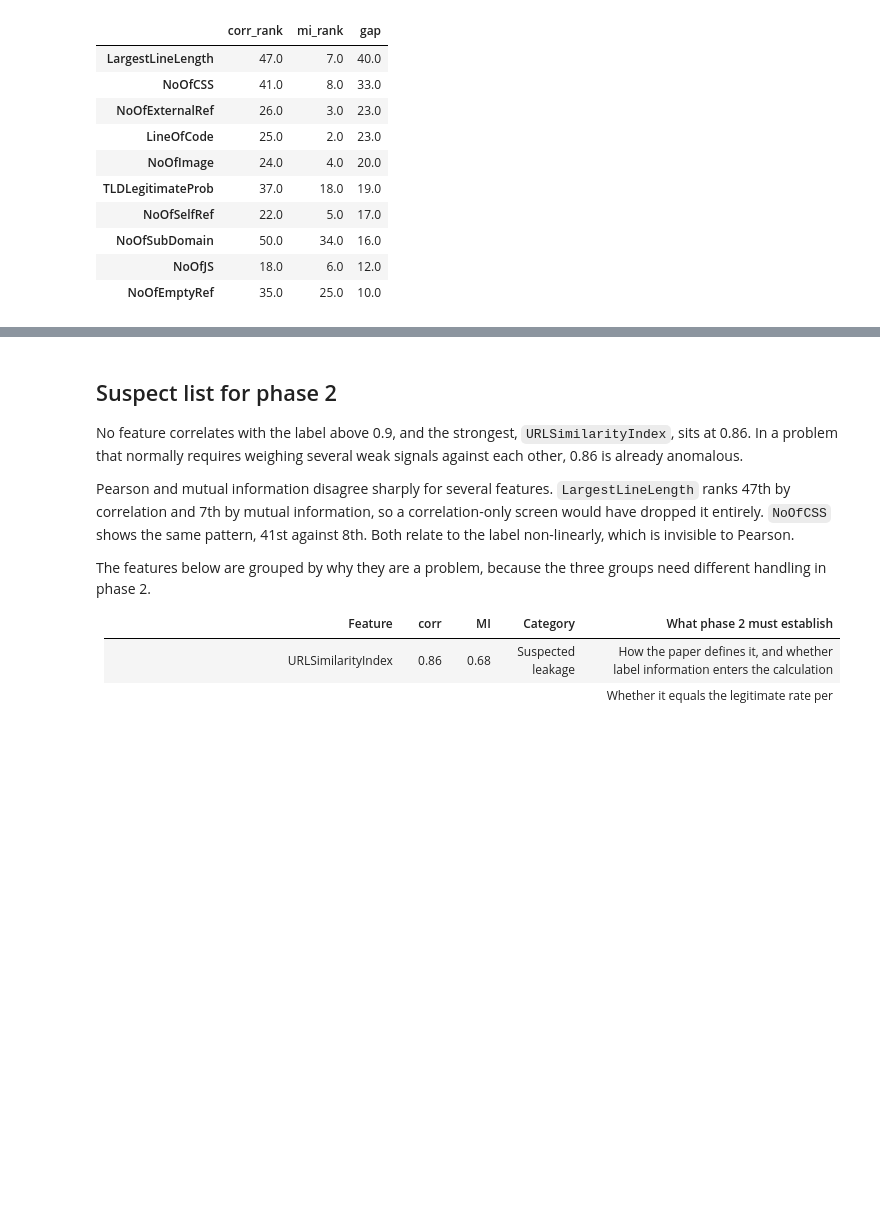
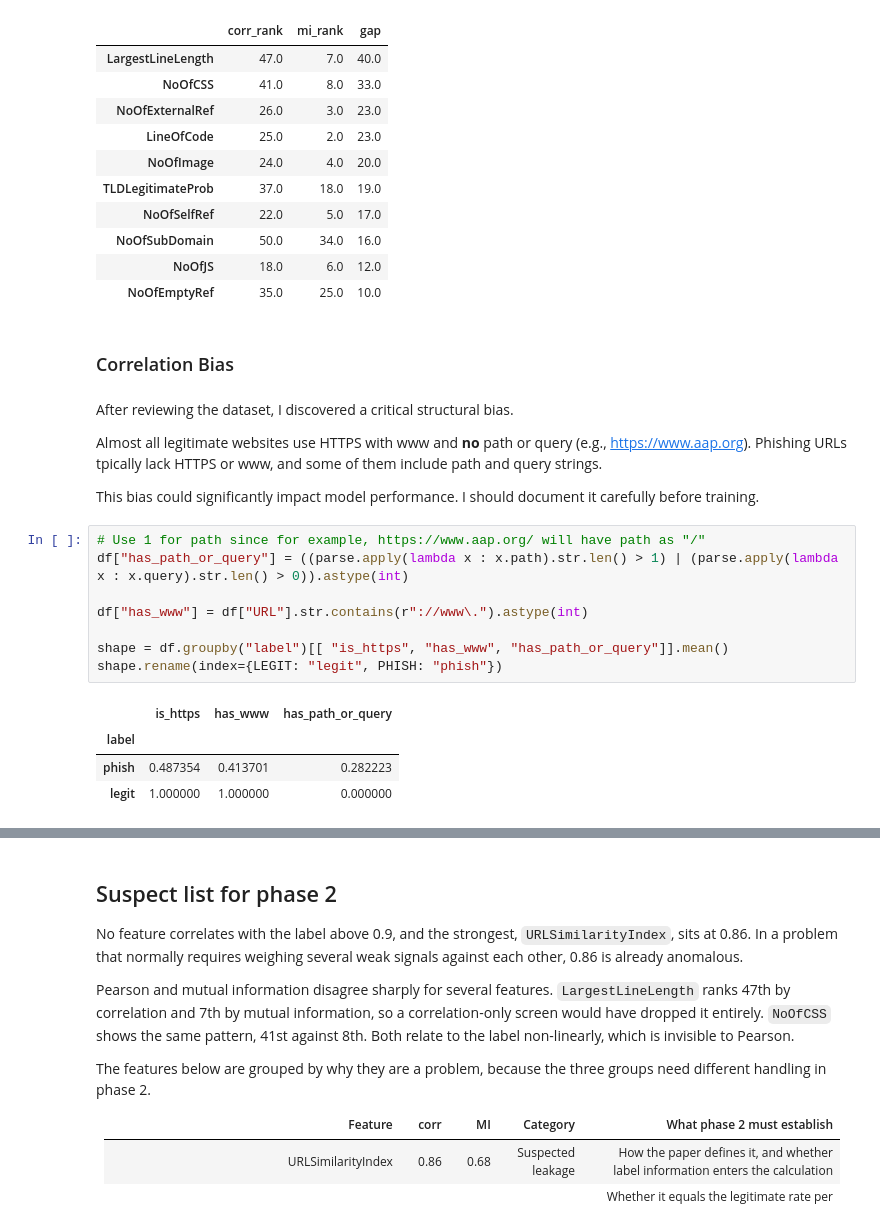
Before and after one commit to EddieYung2335/phishing_url_detection, a Jupyter notebook: notebooks/01_eda.ipynb, the cells around one changed output, grey strips where cells are left out. Drawn from its saved outputs; the diff is of its cells as text; blank space fills up the shorter version.

```diff
--- a/notebooks/01_eda.ipynb
+++ b/notebooks/01_eda.ipynb
@@ -560,3 +560,24 @@ rank.sort_values("gap", ascending=False).head(10)
 | NoOfSubDomain | 50.0 | 34.0 | 16.0 |
 | NoOfJS | 18.0 | 6.0 | 12.0 |
 | NoOfEmptyRef | 35.0 | 25.0 | 10.0 |
+# %% [markdown]
+### Correlation Bias
+# %% [markdown]
+After reviewing the dataset, I discovered a critical structural bias.
+
+Almost all legitimate websites use HTTPS with www and **no** path or query (e.g., https://www.aap.org). Phishing URLs tpically lack HTTPS or www, and some of them include path and query strings.
+
+This bias could significantly impact model performance. I should document it carefully before training.
+# %%
+# Use 1 for path since for example, https://www.aap.org/ will have path as "/"
+df["has_path_or_query"] = ((parse.apply(lambda x : x.path).str.len() > 1) | (parse.apply(lambda x : x.query).str.len() > 0)).astype(int)
+
+df["has_www"] = df["URL"].str.contains(r"://www\.").astype(int)
+
+shape = df.groupby("label")[[ "is_https", "has_www", "has_path_or_query"]].mean()
+shape.rename(index={LEGIT: "legit", PHISH: "phish"})
+# %% [output]
+|  | is_https | has_www | has_path_or_query |
+| label |  |  |  |
+| phish | 0.487354 | 0.413701 | 0.282223 |
+| legit | 1.000000 | 1.000000 | 0.000000 |
```
Also changed, not shown: parts of 2 cells of this notebook.
